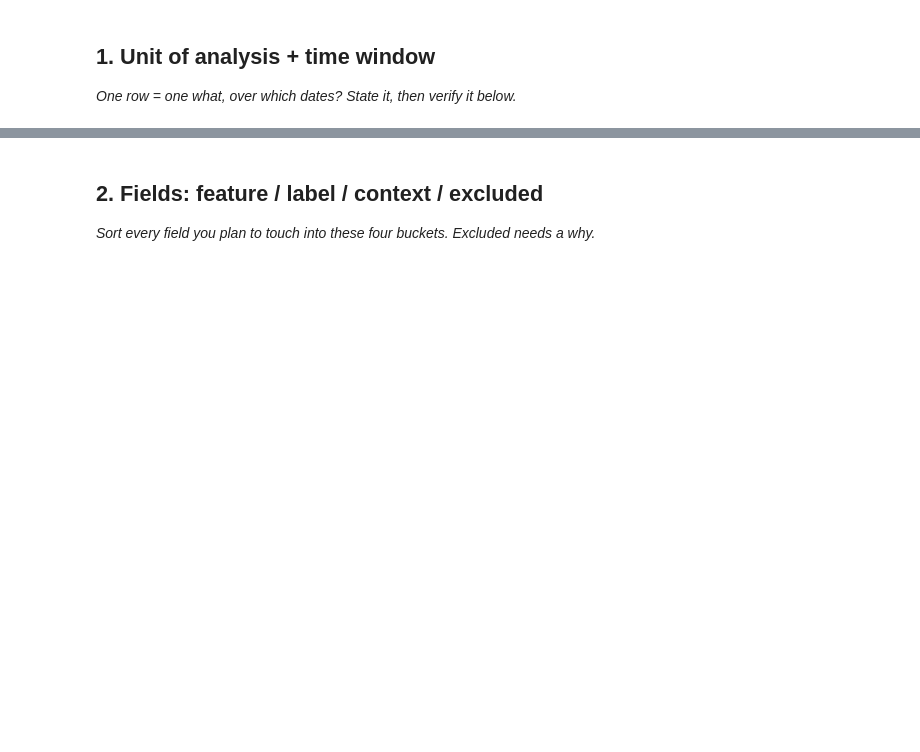
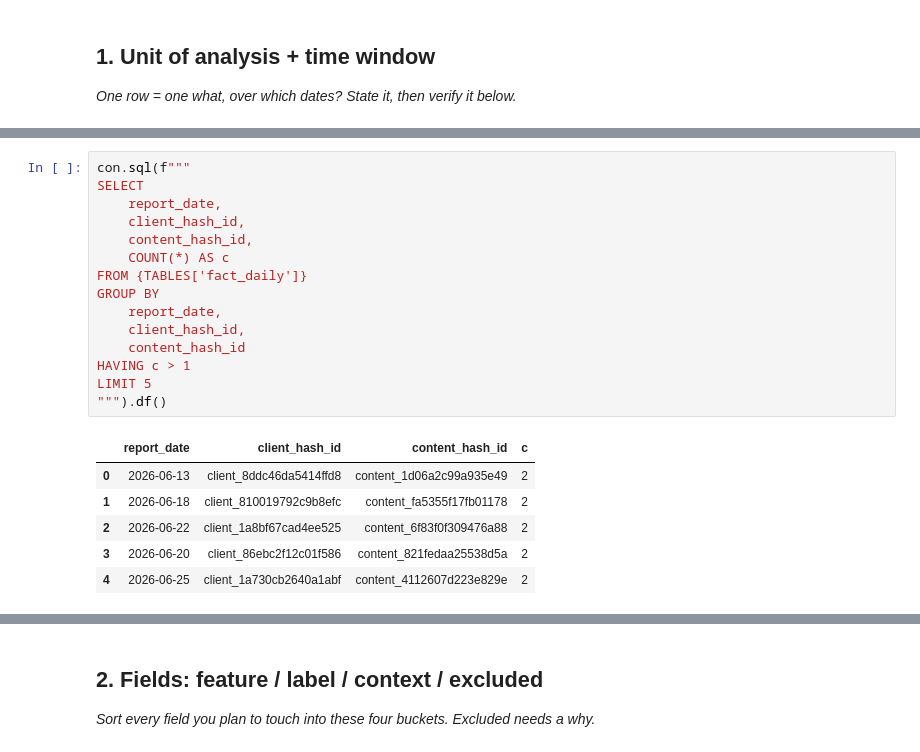
Before and after one commit to ma5029blp-wq/ML-flyrank-internship, a Jupyter notebook: work/notebooks/w03_data_contract.ipynb, the cells around one changed output, grey strips where cells are left out. Drawn from its saved outputs; the diff is of its cells as text; blank space fills up the shorter version.

```diff
--- a/work/notebooks/w03_data_contract.ipynb
+++ b/work/notebooks/w03_data_contract.ipynb
@@ -15,0 +62,22 @@ This skeleton is yours to fill. Work the sections **in order** — each one has
+# %%
+con.sql(f"""
+SELECT
+    report_date,
+    client_hash_id,
+    content_hash_id,
+    COUNT(*) AS c
+FROM {TABLES['fact_daily']}
+GROUP BY
+    report_date,
+    client_hash_id,
+    content_hash_id
+HAVING c > 1
+LIMIT 5
+""").df()
+# %% [output]
+|  | report_date | client_hash_id | content_hash_id | c |
+| 0 | 2026-06-13 | client_8ddc46da5414ffd8 | content_1d06a2c99a935e49 | 2 |
+| 1 | 2026-06-18 | client_810019792c9b8efc | content_fa5355f17fb01178 | 2 |
+| 2 | 2026-06-22 | client_1a8bf67cad4ee525 | content_6f83f0f309476a88 | 2 |
+| 3 | 2026-06-20 | client_86ebc2f12c01f586 | content_821fedaa25538d5a | 2 |
+| 4 | 2026-06-25 | client_1a730cb2640a1abf | content_4112607d223e829e | 2 |
```
Also changed, not shown: parts of 19 cells of this notebook.
